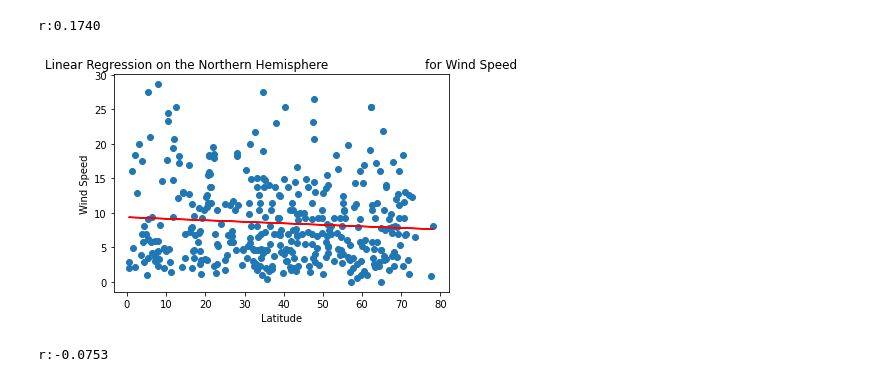
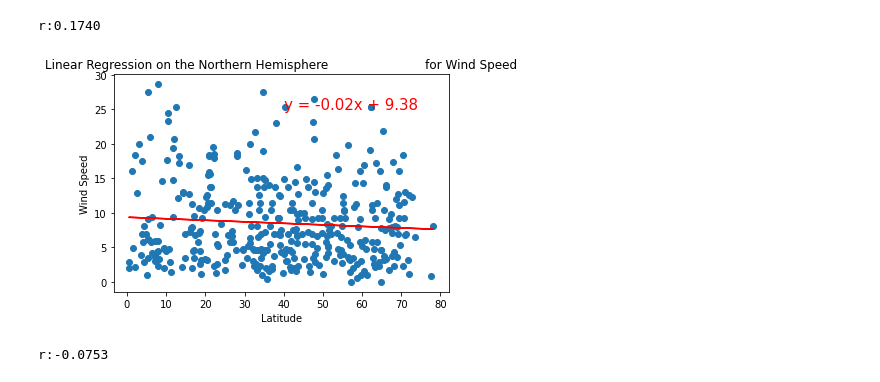
Before and after one commit to kyturr/World_Weather_Analysis, a Jupyter notebook: WeatherPy.ipynb, the cells around one changed output. Saved outputs shown, nothing was run; the diff lists cells and outputs as text; code cells hidden in the pictures.

```diff
--- a/WeatherPy.ipynb
+++ b/WeatherPy.ipynb
@@ -478,11 +478,11 @@ r:0.1740
 # %%
 # Linear regression on the Northern Hemisphere
 x_values = northern_hemi_df["Lat"]
 y_values = northern_hemi_df["Wind Speed"]
 # Call the function.
 plot_linear_regression(x_values, y_values,
                        'Linear Regression on the Northern Hemisphere \
-                        for Wind Speed', 'Wind Speed',(40,35))
+                        for Wind Speed', 'Wind Speed',(40,25))
 # %% [output]
-[figure, old version]
+[figure, new version]
 r:-0.0753
```
Also changed, not shown: parts of 3 cells of this notebook, 2 other files.
